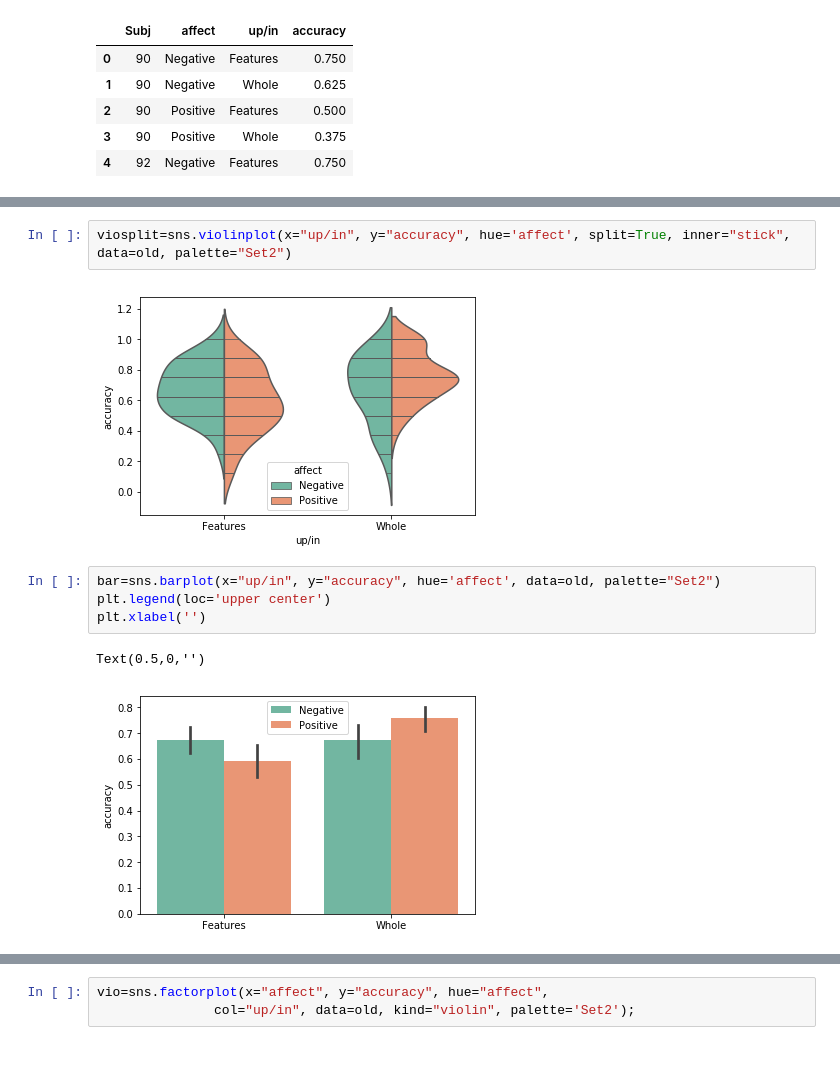
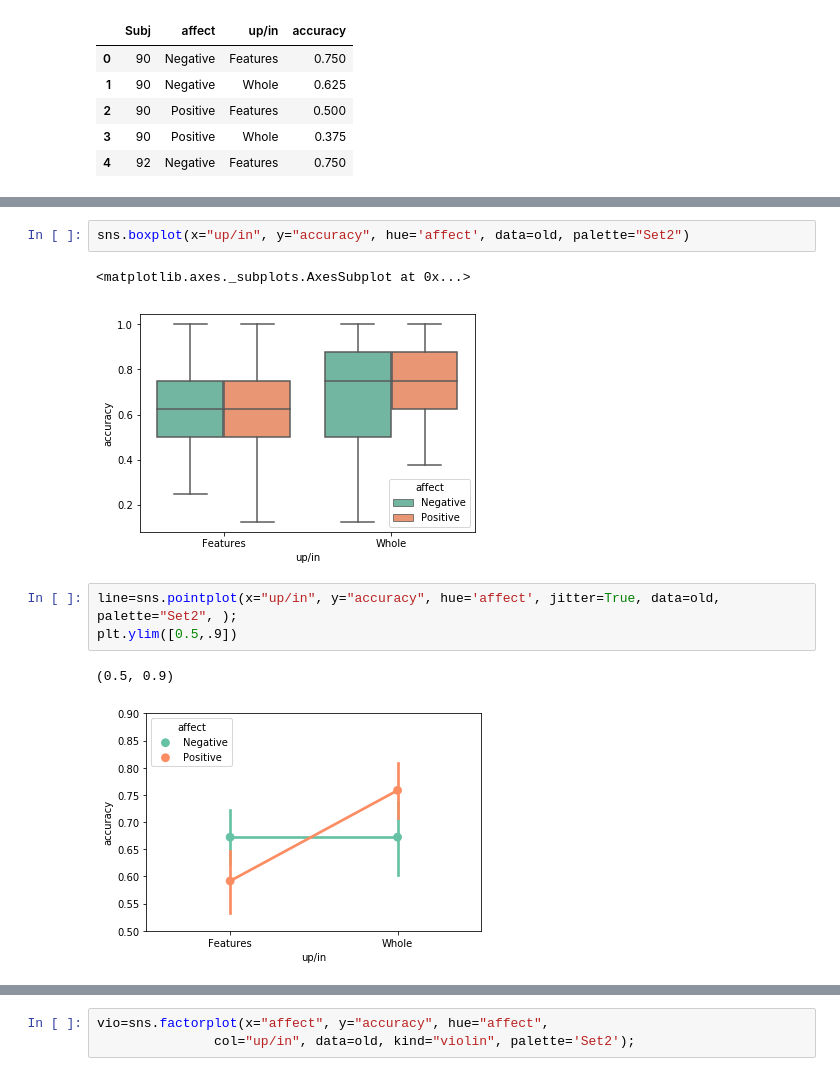
Before and after one commit to donnajobridge/data_visualizations, a Jupyter notebook: emo/emo_data.ipynb, the cells around one changed output, grey strips where cells are left out. Cells and saved outputs as stored; diff of their text form.

Commit message:
more modeling/visualizing

```diff
--- a/emo/emo_data.ipynb
+++ b/emo/emo_data.ipynb
@@ -58,11 +89,11 @@ in_old=old[old['up/in']=='in']
 # %%
-viosplit=sns.violinplot(x="up/in", y="accuracy", hue='affect', split=True, inner="stick", data=old, palette="Set2")
+sns.boxplot(x="up/in", y="accuracy", hue='affect', data=old, palette="Set2")
 # %% [output]
+<matplotlib.axes._subplots.AxesSubplot at 0x...>
-[figure, old version]
+[figure, new version]
 # %%
-bar=sns.barplot(x="up/in", y="accuracy", hue='affect', data=old, palette="Set2")
-plt.legend(loc='upper center')
-plt.xlabel('')
+line=sns.pointplot(x="up/in", y="accuracy", hue='affect', jitter=True, data=old, palette="Set2", );
+plt.ylim([0.5,.9])
 # %% [output]
-Text(0.5,0,'')
+(0.5, 0.9)
-[figure, old version]
+[figure, new version]
```
Also changed, not shown: parts of 6 cells of this notebook, 8 other files.
